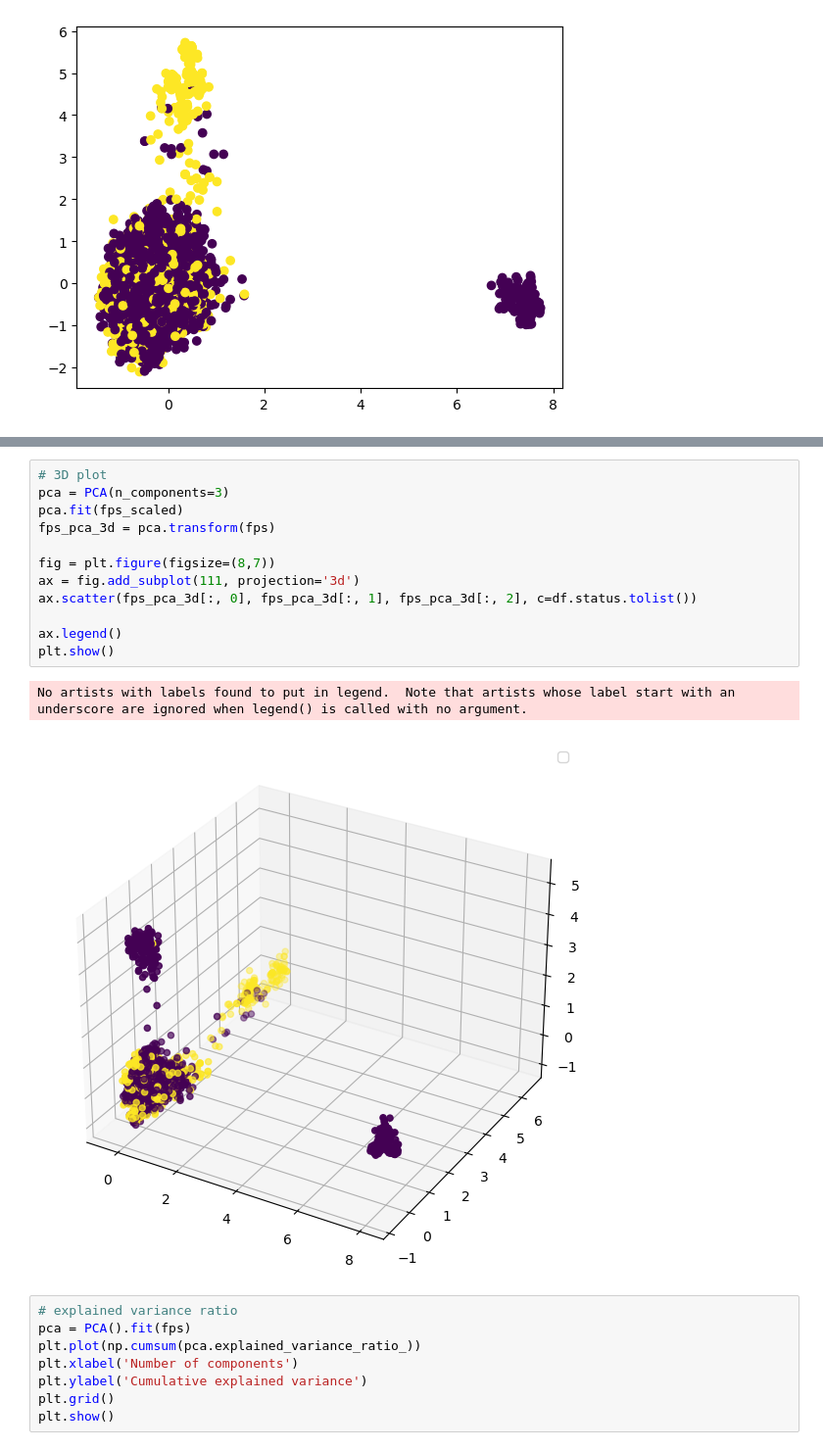
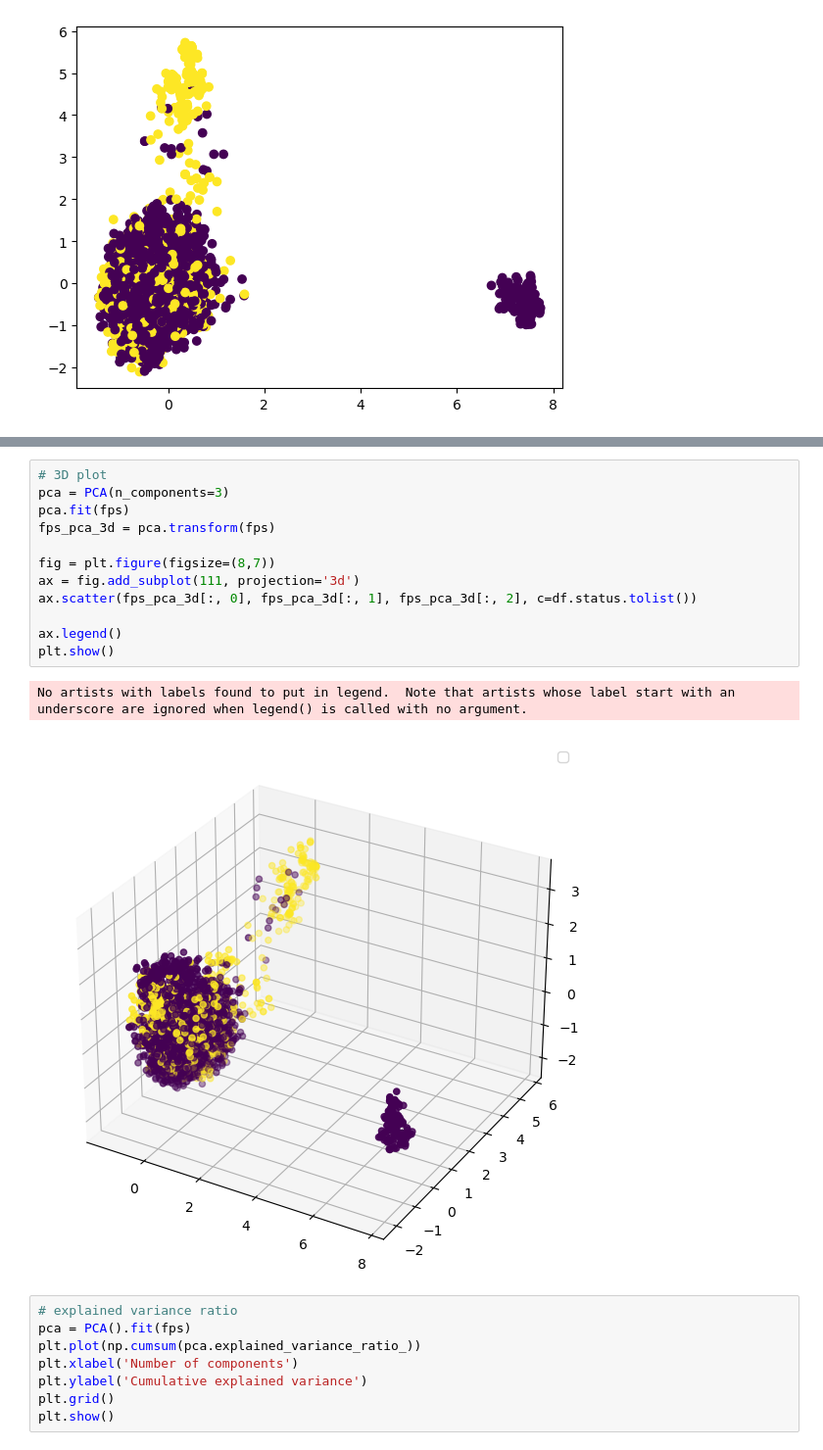
Before and after one commit to meddwl/skillbox, a Jupyter notebook: QSAR/Unsupervised_Learning.ipynb, the cells around one changed output, grey strips where cells are left out. Shown at 98% size. Drawn from its saved outputs; the diff is of its cells as text.

```diff
--- a/QSAR/Unsupervised_Learning.ipynb
+++ b/QSAR/Unsupervised_Learning.ipynb
@@ -93,18 +83,18 @@ Wall time: 146 ms
 # %%
 # 3D plot
 pca = PCA(n_components=3)
-pca.fit(fps_scaled)
+pca.fit(fps)
 fps_pca_3d = pca.transform(fps)
 
 fig = plt.figure(figsize=(8,7))
 ax = fig.add_subplot(111, projection='3d')
 ax.scatter(fps_pca_3d[:, 0], fps_pca_3d[:, 1], fps_pca_3d[:, 2], c=df.status.tolist())
 
 ax.legend()
 plt.show()
 # %% [output]
 No artists with labels found to put in legend.  Note that artists whose label start with an underscore are ignored when legend() is called with no argument.
-[figure, old version]
+[figure, new version]
 # %%
 # explained variance ratio
 pca = PCA().fit(fps)
```
Also changed, not shown: parts of 23 cells of this notebook, 7 other files.
